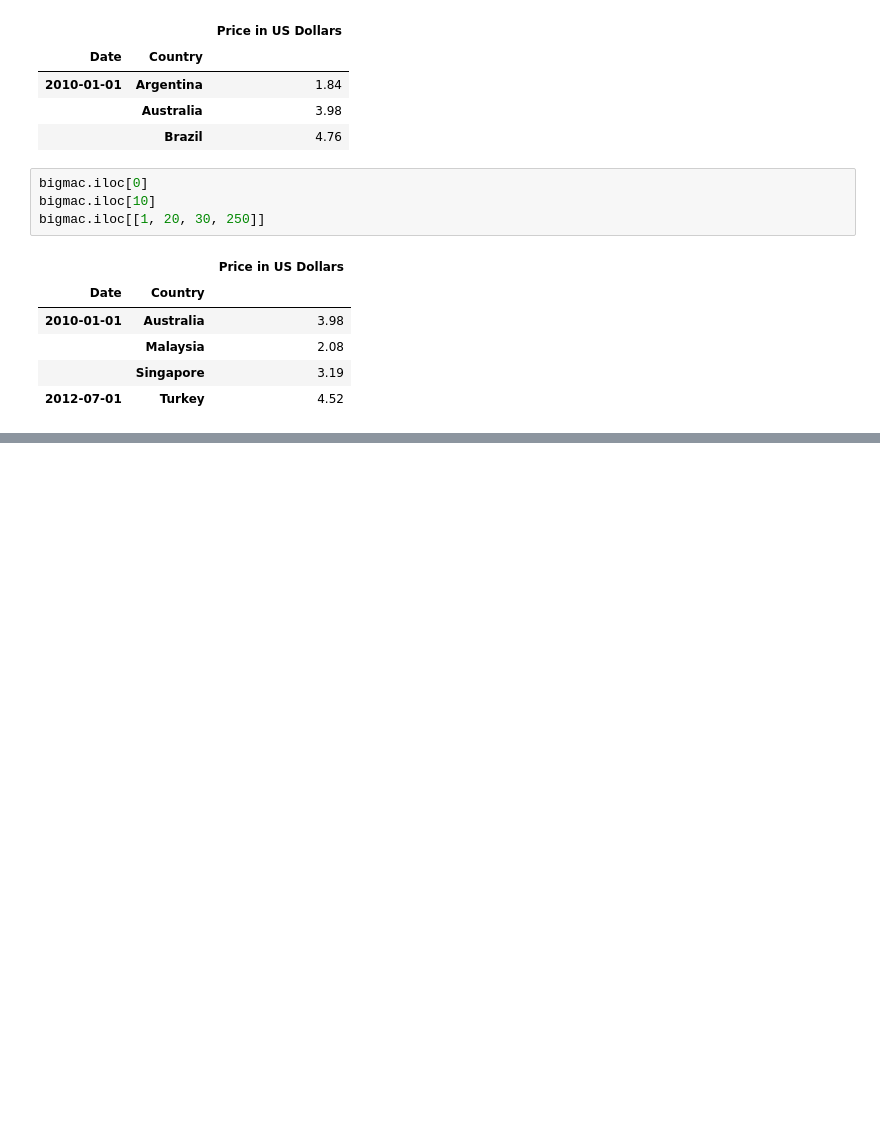
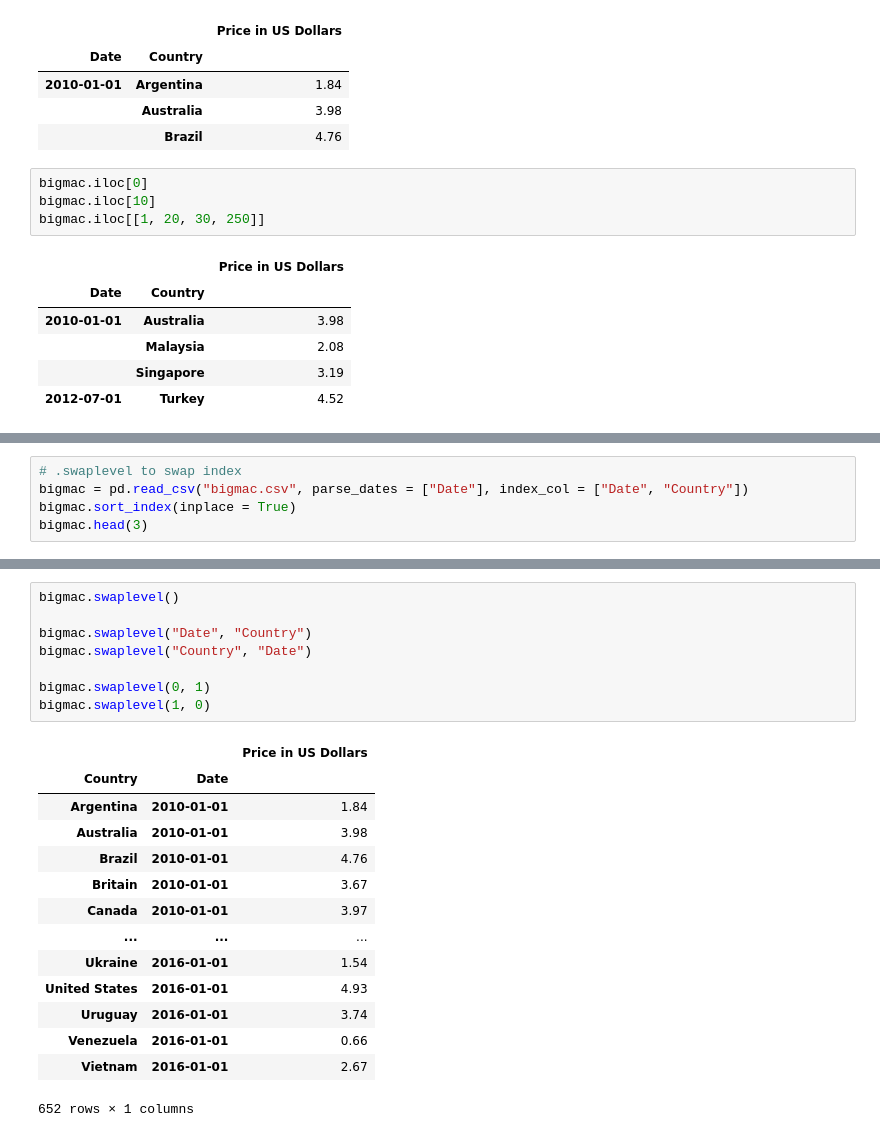
Before and after one commit to junclemente/tfs-pandas, a Jupyter notebook: MultiIndex.ipynb, the cells around one changed output, grey strips where cells are left out. Saved outputs shown, nothing was run; the diff lists cells and outputs as text; blank space fills up the shorter version.

```diff
--- a/MultiIndex.ipynb
+++ b/MultiIndex.ipynb
@@ -311,0 +337,5 @@ bigmac.iloc[[1, 20, 30, 250]]
+# %%
+# .swaplevel to swap index
+bigmac = pd.read_csv("bigmac.csv", parse_dates = ["Date"], index_col = ["Date", "Country"])
+bigmac.sort_index(inplace = True)
+bigmac.head(3)
@@ -311,0 +348,23 @@ bigmac.iloc[[1, 20, 30, 250]]
+# %%
+bigmac.swaplevel()
+
+bigmac.swaplevel("Date", "Country")
+bigmac.swaplevel("Country", "Date")
+
+bigmac.swaplevel(0, 1)
+bigmac.swaplevel(1, 0)
+# %% [output]
+|  |  | Price in US Dollars |
+| Country | Date |  |
+| Argentina | 2010-01-01 | 1.84 |
+| Australia | 2010-01-01 | 3.98 |
+| Brazil | 2010-01-01 | 4.76 |
+| Britain | 2010-01-01 | 3.67 |
+| Canada | 2010-01-01 | 3.97 |
+| ... | ... | ... |
+| Ukraine | 2016-01-01 | 1.54 |
+| United States | 2016-01-01 | 4.93 |
+| Uruguay | 2016-01-01 | 3.74 |
+| Venezuela | 2016-01-01 | 0.66 |
+| Vietnam | 2016-01-01 | 2.67 |
+652 rows × 1 columns
```
Also changed, not shown: parts of 5 cells of this notebook.
